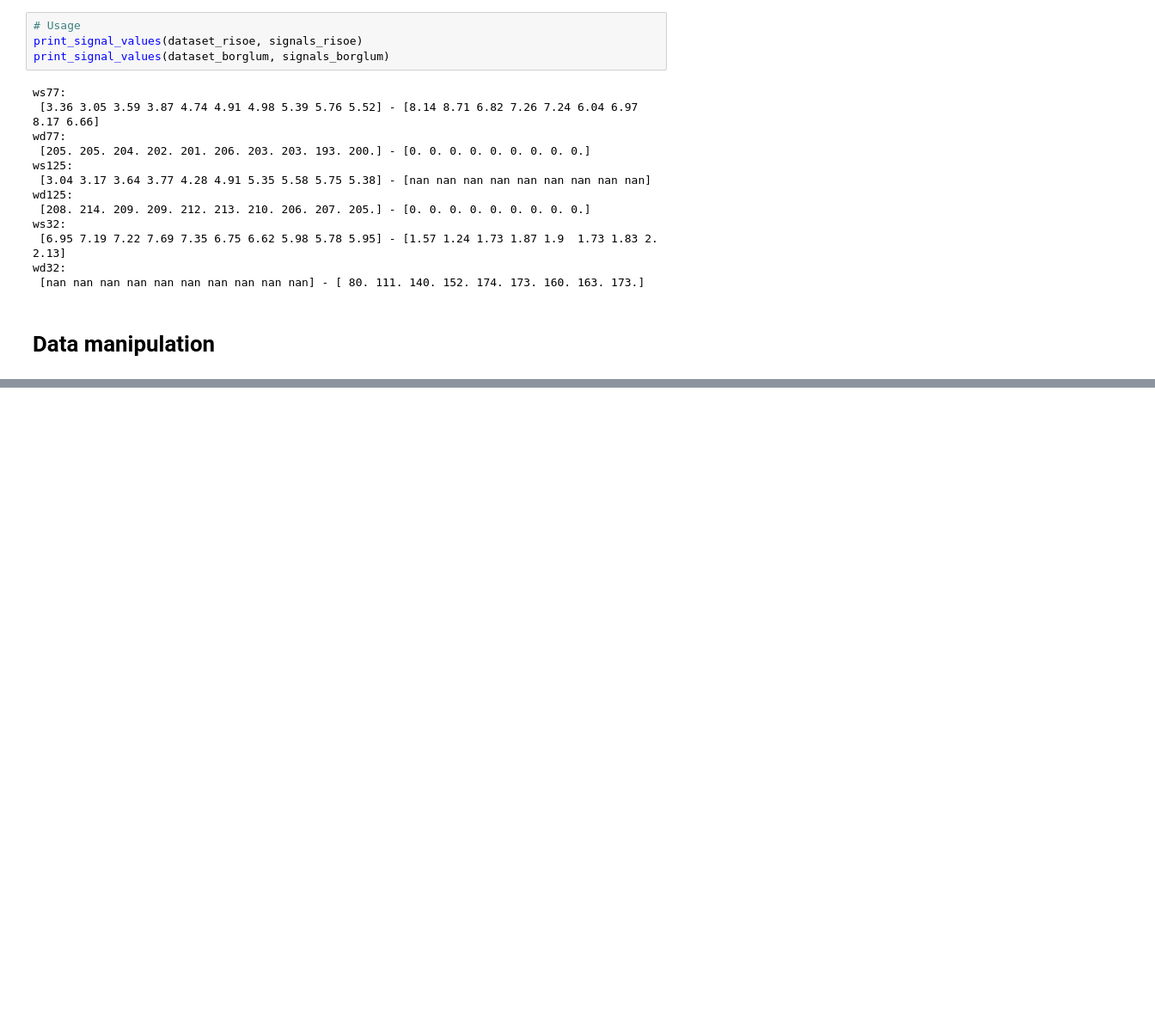
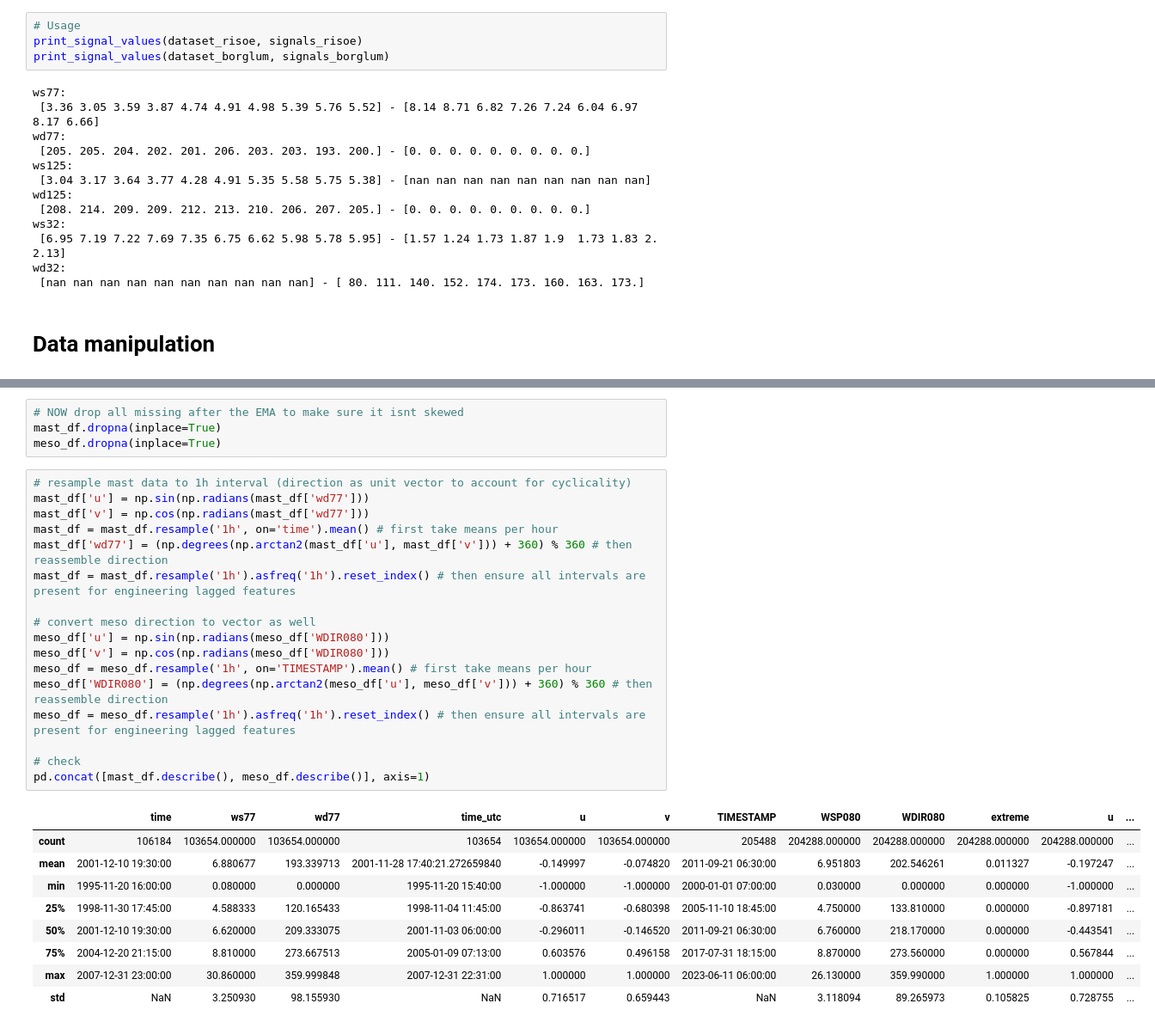
Before and after one commit to radoslavKiryazov/MAL, a Jupyter notebook: Assignment 3/3. Vestas - Predicting Wind Speed.ipynb, the cells around one changed output, grey strips where cells are left out. Shown at 86% size. Cells and saved outputs as stored; diff of their text form; blank space fills up the shorter version.

```diff
--- a/Assignment 3/3. Vestas - Predicting Wind Speed.ipynb
+++ b/Assignment 3/3. Vestas - Predicting Wind Speed.ipynb
@@ -330,0 +257,31 @@ print(mast_df[['time', 'time_utc']].head())
+# %%
+# NOW drop all missing after the EMA to make sure it isnt skewed
+mast_df.dropna(inplace=True)
+meso_df.dropna(inplace=True)
+# %%
+# resample mast data to 1h interval (direction as unit vector to account for cyclicality)
+mast_df['u'] = np.sin(np.radians(mast_df['wd77']))
+mast_df['v'] = np.cos(np.radians(mast_df['wd77']))
+mast_df = mast_df.resample('1h', on='time').mean() # first take means per hour
+mast_df['wd77'] = (np.degrees(np.arctan2(mast_df['u'], mast_df['v'])) + 360) % 360 # then reassemble direction
+mast_df = mast_df.resample('1h').asfreq('1h').reset_index() # then ensure all intervals are present for engineering lagged features
+
+# convert meso direction to vector as well
+meso_df['u'] = np.sin(np.radians(meso_df['WDIR080']))
+meso_df['v'] = np.cos(np.radians(meso_df['WDIR080']))
+meso_df = meso_df.resample('1h', on='TIMESTAMP').mean() # first take means per hour
+meso_df['WDIR080'] = (np.degrees(np.arctan2(meso_df['u'], meso_df['v'])) + 360) % 360 # then reassemble direction
+meso_df = meso_df.resample('1h').asfreq('1h').reset_index() # then ensure all intervals are present for engineering lagged features
+
+# check
+pd.concat([mast_df.describe(), meso_df.describe()], axis=1)
+# %% [output]
+|  | time | ws77 | wd77 | time_utc | u | v | TIMESTAMP | WSP080 | WDIR080 | extreme | u | ... |
+| count | 106184 | 103654.000000 | 103654.000000 | 103654 | 103654.000000 | 103654.000000 | 205488 | 204288.000000 | 204288.000000 | 204288.000000 | 204288.000000 | ... |
+| mean | 2001-12-10 19:30:00 | 6.880677 | 193.339713 | 2001-11-28 17:40:21.272659840 | -0.149997 | -0.074820 | 2011-09-21 06:30:00 | 6.951803 | 202.546261 | 0.011327 | -0.197247 | ... |
+| min | 1995-11-20 16:00:00 | 0.080000 | 0.000000 | 1995-11-20 15:40:00 | -1.000000 | -1.000000 | 2000-01-01 07:00:00 | 0.030000 | 0.000000 | 0.000000 | -1.000000 | ... |
+| 25% | 1998-11-30 17:45:00 | 4.588333 | 120.165433 | 1998-11-04 11:45:00 | -0.863741 | -0.680398 | 2005-11-10 18:45:00 | 4.750000 | 133.810000 | 0.000000 | -0.897181 | ... |
+| 50% | 2001-12-10 19:30:00 | 6.620000 | 209.333075 | 2001-11-03 06:00:00 | -0.296011 | -0.146520 | 2011-09-21 06:30:00 | 6.760000 | 218.170000 | 0.000000 | -0.443541 | ... |
+| 75% | 2004-12-20 21:15:00 | 8.810000 | 273.667513 | 2005-01-09 07:13:00 | 0.603576 | 0.496158 | 2017-07-31 18:15:00 | 8.870000 | 273.560000 | 0.000000 | 0.567844 | ... |
+| max | 2007-12-31 23:00:00 | 30.860000 | 359.999848 | 2007-12-31 22:31:00 | 1.000000 | 1.000000 | 2023-06-11 06:00:00 | 26.130000 | 359.990000 | 1.000000 | 1.000000 | ... |
+| std | NaN | 3.250930 | 98.155930 | NaN | 0.716517 | 0.659443 | NaN | 3.118094 | 89.265973 | 0.105825 | 0.728755 | ... |
```
Also changed, not shown: parts of 26 cells of this notebook.
